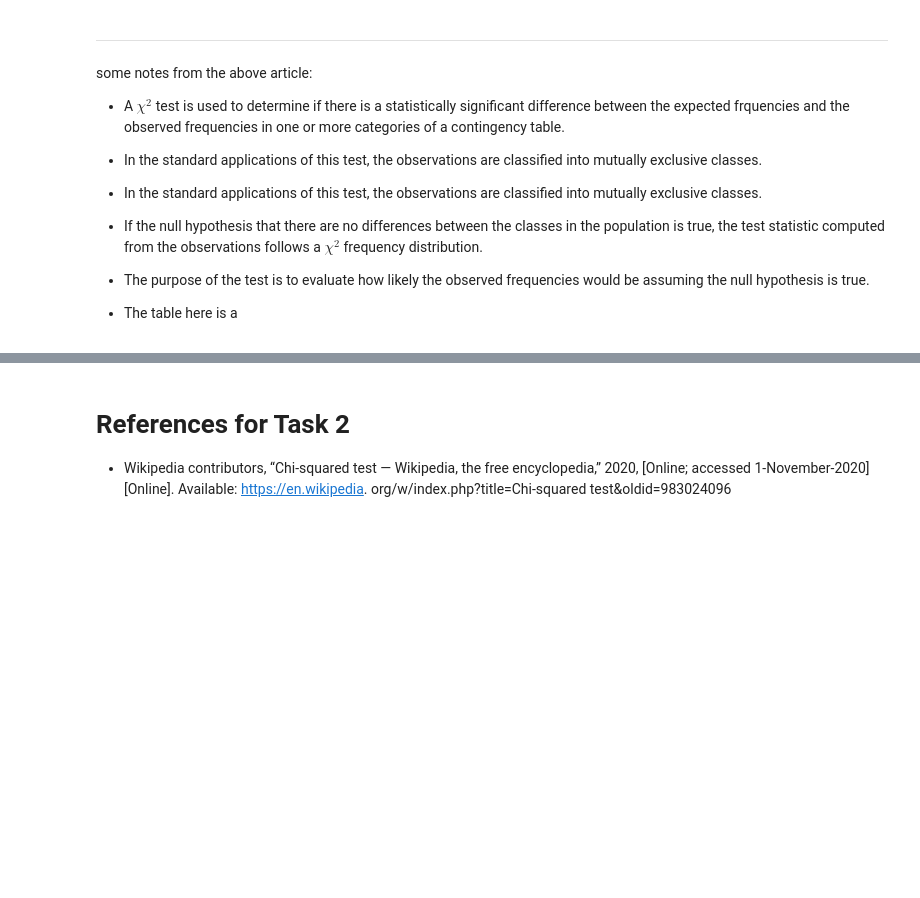
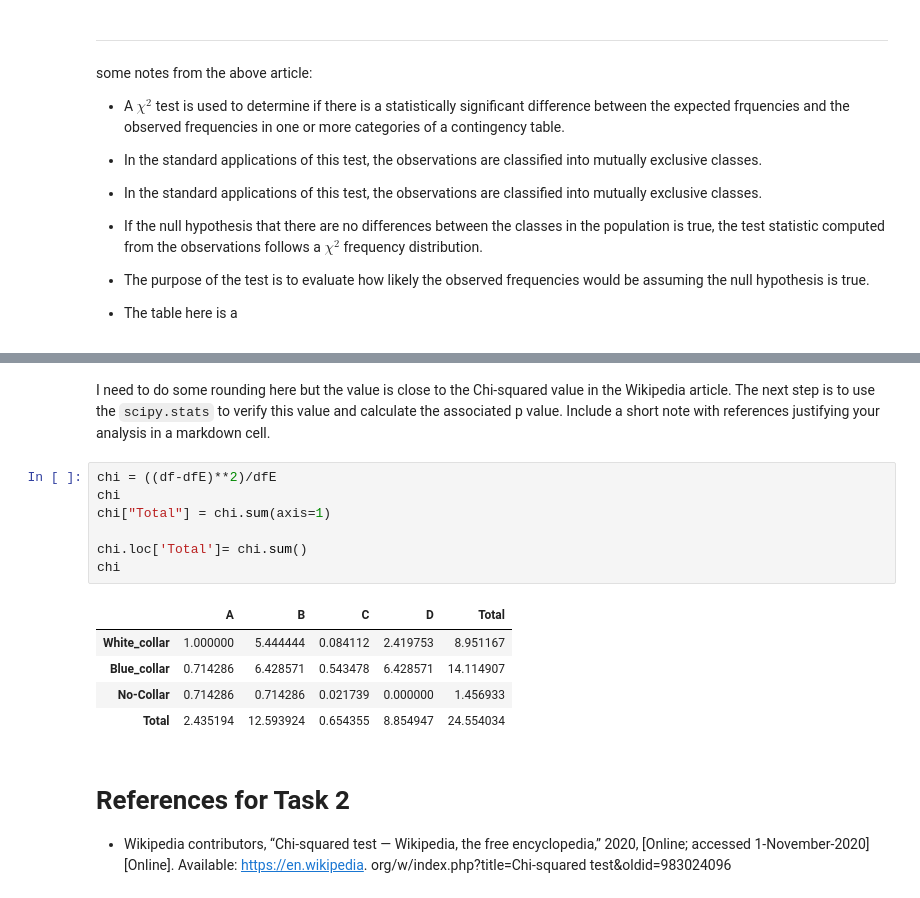
Before and after one commit to angela1C/Machine-Learning-and-Statistics-Tasks-Project-2020, a Jupyter notebook: Tasks.ipynb, the cells around one changed output, grey strips where cells are left out. Saved outputs shown, nothing was run; the diff lists cells and outputs as text; blank space fills up the shorter version.

Commit message:
looking at the observed and expected values for manual calculation before looking at scipy stats

```diff
--- a/Tasks.ipynb
+++ b/Tasks.ipynb
@@ -877,3 +1018,20 @@ some notes from the above article:
+# %% [markdown]
+I need to do some rounding here but the value is close to the Chi-squared value in the Wikipedia article.
+The next step is to use the `scipy.stats` to verify this value and calculate the associated p value.
+Include a short note with references justifying your analysis in a markdown cell.
+# %%
+chi = ((df-dfE)**2)/dfE
+chi
+chi["Total"] = chi.sum(axis=1)
+
+chi.loc['Total']= chi.sum()
+chi
+# %% [output]
+|  | A | B | C | D | Total |
+| White_collar | 1.000000 | 5.444444 | 0.084112 | 2.419753 | 8.951167 |
+| Blue_collar | 0.714286 | 6.428571 | 0.543478 | 6.428571 | 14.114907 |
+| No-Collar | 0.714286 | 0.714286 | 0.021739 | 0.000000 | 1.456933 |
+| Total | 2.435194 | 12.593924 | 0.654355 | 8.854947 | 24.554034 |
 # %% [markdown]
 # References for Task 2
 
```
Also changed, not shown: parts of 14 cells of this notebook.
